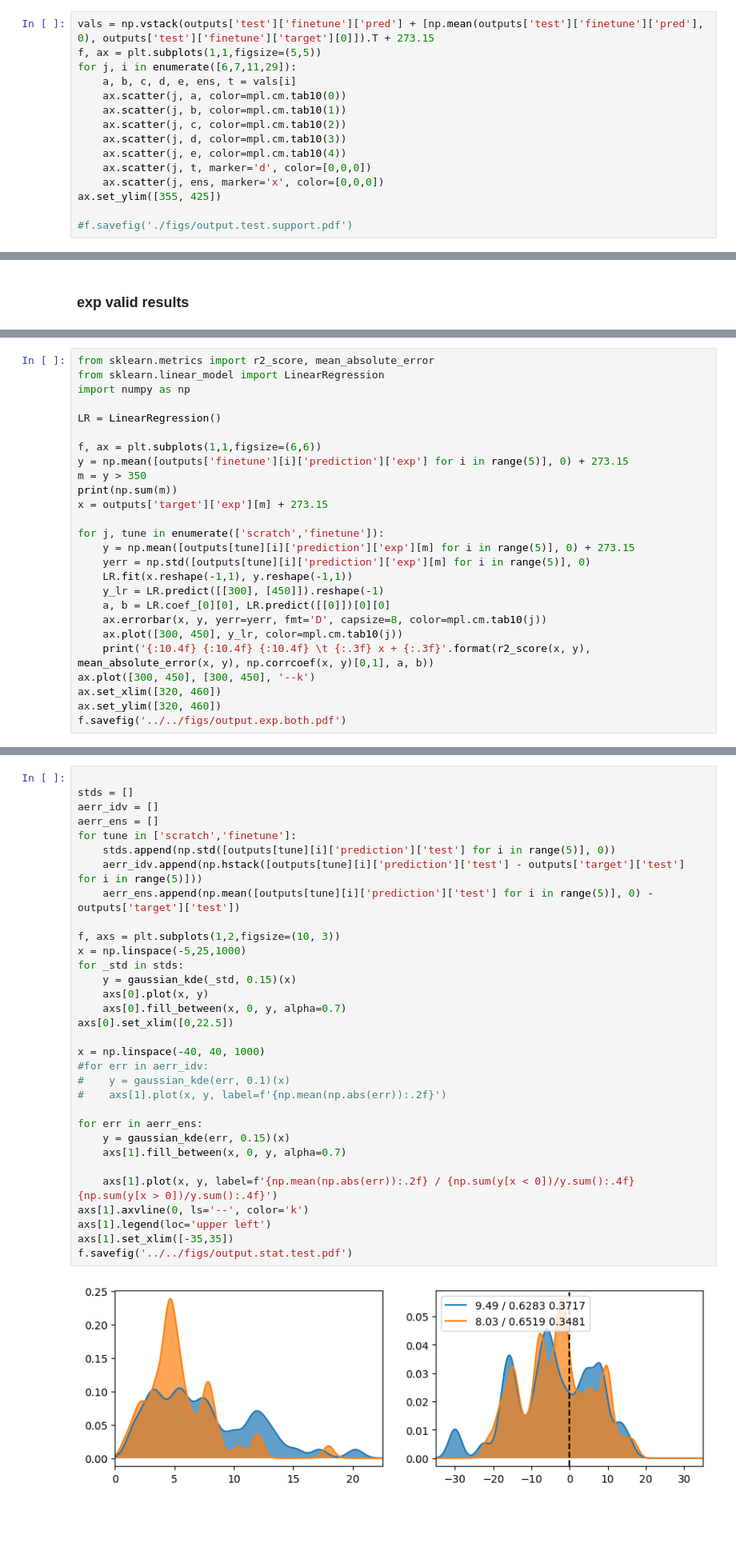
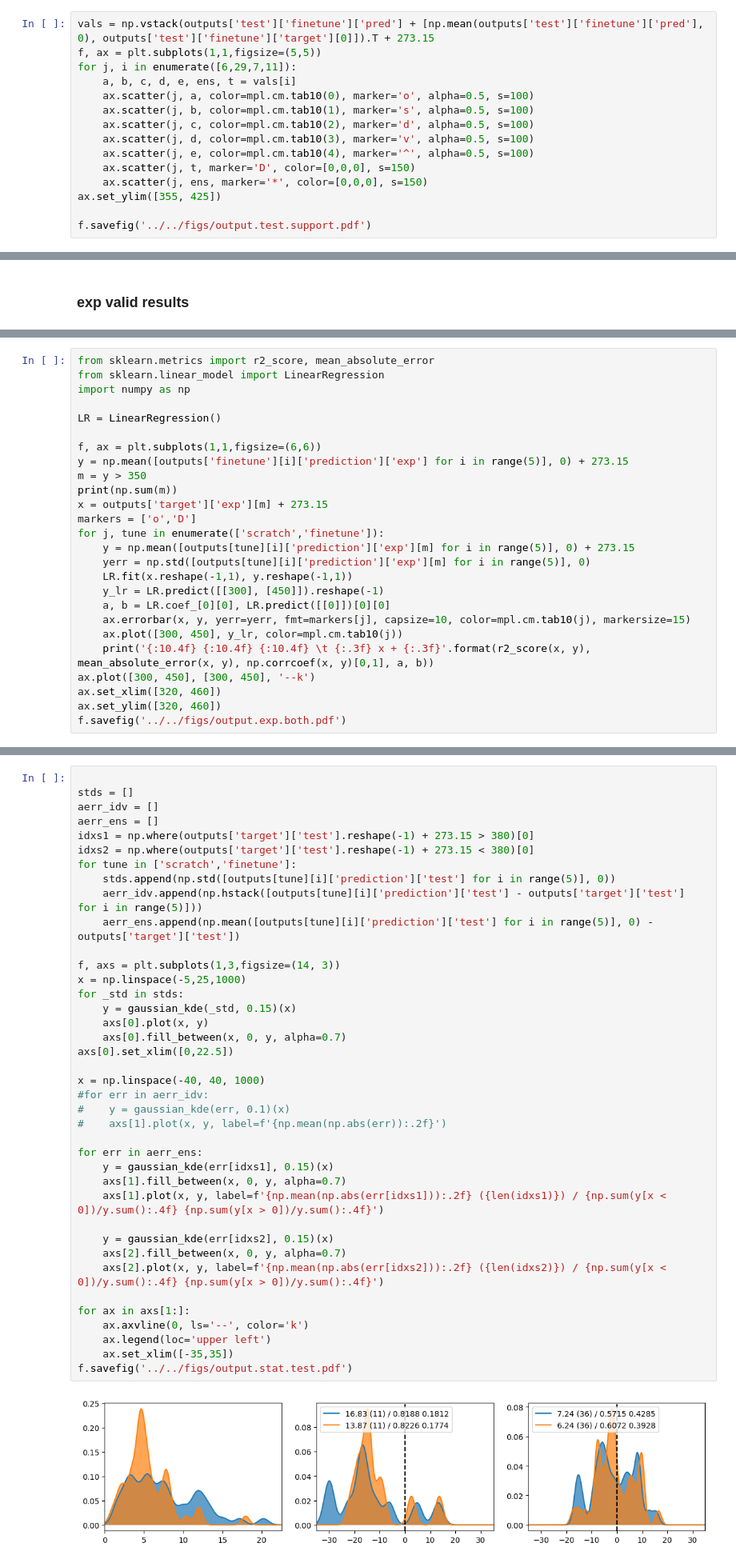
Before and after one commit to git-jhyang/KRICT_polymer, a Jupyter notebook: notebooks/output_finetune.ipynb, the cells around one changed output, grey strips where cells are left out. Shown at 80% size. Cells and saved outputs as stored; diff of their text form; blank space fills up the shorter version.

```diff
--- a/notebooks/output_finetune.ipynb
+++ b/notebooks/output_finetune.ipynb
@@ -343,16 +343,16 @@ ax.set_ylim([310,430])
 # %%
 vals = np.vstack(outputs['test']['finetune']['pred'] + [np.mean(outputs['test']['finetune']['pred'], 0), outputs['test']['finetune']['target'][0]]).T + 273.15
 f, ax = plt.subplots(1,1,figsize=(5,5))
-for j, i in enumerate([6,7,11,29]):
+for j, i in enumerate([6,29,7,11]):
     a, b, c, d, e, ens, t = vals[i]
-    ax.scatter(j, a, color=mpl.cm.tab10(0))
-    ax.scatter(j, b, color=mpl.cm.tab10(1))
-    ax.scatter(j, c, color=mpl.cm.tab10(2))
-    ax.scatter(j, d, color=mpl.cm.tab10(3))
-    ax.scatter(j, e, color=mpl.cm.tab10(4))
-    ax.scatter(j, t, marker='d', color=[0,0,0])
-    ax.scatter(j, ens, marker='x', color=[0,0,0])
+    ax.scatter(j, a, color=mpl.cm.tab10(0), marker='o', alpha=0.5, s=100)
+    ax.scatter(j, b, color=mpl.cm.tab10(1), marker='s', alpha=0.5, s=100)
+    ax.scatter(j, c, color=mpl.cm.tab10(2), marker='d', alpha=0.5, s=100)
+    ax.scatter(j, d, color=mpl.cm.tab10(3), marker='v', alpha=0.5, s=100)
+    ax.scatter(j, e, color=mpl.cm.tab10(4), marker='^', alpha=0.5, s=100)
+    ax.scatter(j, t, marker='D', color=[0,0,0], s=150)
+    ax.scatter(j, ens, marker='*', color=[0,0,0], s=150)
 ax.set_ylim([355, 425])
 
-#f.savefig('./figs/output.test.support.pdf')
+f.savefig('../../figs/output.test.support.pdf')
 # %% [output]
@@ -1076,14 +1079,14 @@ y = np.mean([outputs['finetune'][i]['prediction']['exp'] for i in range(5)], 0)
 m = y > 350
 print(np.sum(m))
 x = outputs['target']['exp'][m] + 273.15
-
+markers = ['o','D']
 for j, tune in enumerate(['scratch','finetune']):
     y = np.mean([outputs[tune][i]['prediction']['exp'][m] for i in range(5)], 0) + 273.15
     yerr = np.std([outputs[tune][i]['prediction']['exp'][m] for i in range(5)], 0)
     LR.fit(x.reshape(-1,1), y.reshape(-1,1))
     y_lr = LR.predict([[300], [450]]).reshape(-1)
     a, b = LR.coef_[0][0], LR.predict([[0]])[0][0]
-    ax.errorbar(x, y, yerr=yerr, fmt='D', capsize=8, color=mpl.cm.tab10(j))
+    ax.errorbar(x, y, yerr=yerr, fmt=markers[j], capsize=10, color=mpl.cm.tab10(j), markersize=15)
     ax.plot([300, 450], y_lr, color=mpl.cm.tab10(j))
     print('{:10.4f} {:10.4f} {:10.4f} \t {:.3f} x + {:.3f}'.format(r2_score(x, y), mean_absolute_error(x, y), np.corrcoef(x, y)[0,1], a, b))
 ax.plot([300, 450], [300, 450], '--k')
@@ -1125,37 +1128,44 @@ ax.set_ylim(lines)
 # %%
 
 stds = []
 aerr_idv = []
 aerr_ens = []
+idxs1 = np.where(outputs['target']['test'].reshape(-1) + 273.15 > 380)[0]
+idxs2 = np.where(outputs['target']['test'].reshape(-1) + 273.15 < 380)[0]
 for tune in ['scratch','finetune']:
     stds.append(np.std([outputs[tune][i]['prediction']['test'] for i in range(5)], 0))
     aerr_idv.append(np.hstack([outputs[tune][i]['prediction']['test'] - outputs['target']['test'] for i in range(5)]))
     aerr_ens.append(np.mean([outputs[tune][i]['prediction']['test'] for i in range(5)], 0) - outputs['target']['test'])
 
-f, axs = plt.subplots(1,2,figsize=(10, 3))
+f, axs = plt.subplots(1,3,figsize=(14, 3))
 x = np.linspace(-5,25,1000)
 for _std in stds:
     y = gaussian_kde(_std, 0.15)(x)
     axs[0].plot(x, y)
     axs[0].fill_between(x, 0, y, alpha=0.7)
 axs[0].set_xlim([0,22.5])
 
 x = np.linspace(-40, 40, 1000)
 #for err in aerr_idv:
 #    y = gaussian_kde(err, 0.1)(x)
 #    axs[1].plot(x, y, label=f'{np.mean(np.abs(err)):.2f}')
 
 for err in aerr_ens:
-    y = gaussian_kde(err, 0.15)(x)
+    y = gaussian_kde(err[idxs1], 0.15)(x)
     axs[1].fill_between(x, 0, y, alpha=0.7)
+    axs[1].plot(x, y, label=f'{np.mean(np.abs(err[idxs1])):.2f} ({len(idxs1)}) / {np.sum(y[x < 0])/y.sum():.4f} {np.sum(y[x > 0])/y.sum():.4f}')
 
-    axs[1].plot(x, y, label=f'{np.mean(np.abs(err)):.2f} / {np.sum(y[x < 0])/y.sum():.4f} {np.sum(y[x > 0])/y.sum():.4f}')
-axs[1].axvline(0, ls='--', color='k')
-axs[1].legend(loc='upper left')
-axs[1].set_xlim([-35,35])
+    y = gaussian_kde(err[idxs2], 0.15)(x)
+    axs[2].fill_between(x, 0, y, alpha=0.7)
+    axs[2].plot(x, y, label=f'{np.mean(np.abs(err[idxs2])):.2f} ({len(idxs2)}) / {np.sum(y[x < 0])/y.sum():.4f} {np.sum(y[x > 0])/y.sum():.4f}')
+
+for ax in axs[1:]:
+    ax.axvline(0, ls='--', color='k')
+    ax.legend(loc='upper left')
+    ax.set_xlim([-35,35])
 f.savefig('../../figs/output.stat.test.pdf')
 # %% [output]
-[figure, old version]
+[figure, new version]
 # %%
 
 f, axs = plt.subplots(1,2,figsize=(14,6))
```
Also changed, not shown: parts of 3 cells of this notebook, 1 other file.
